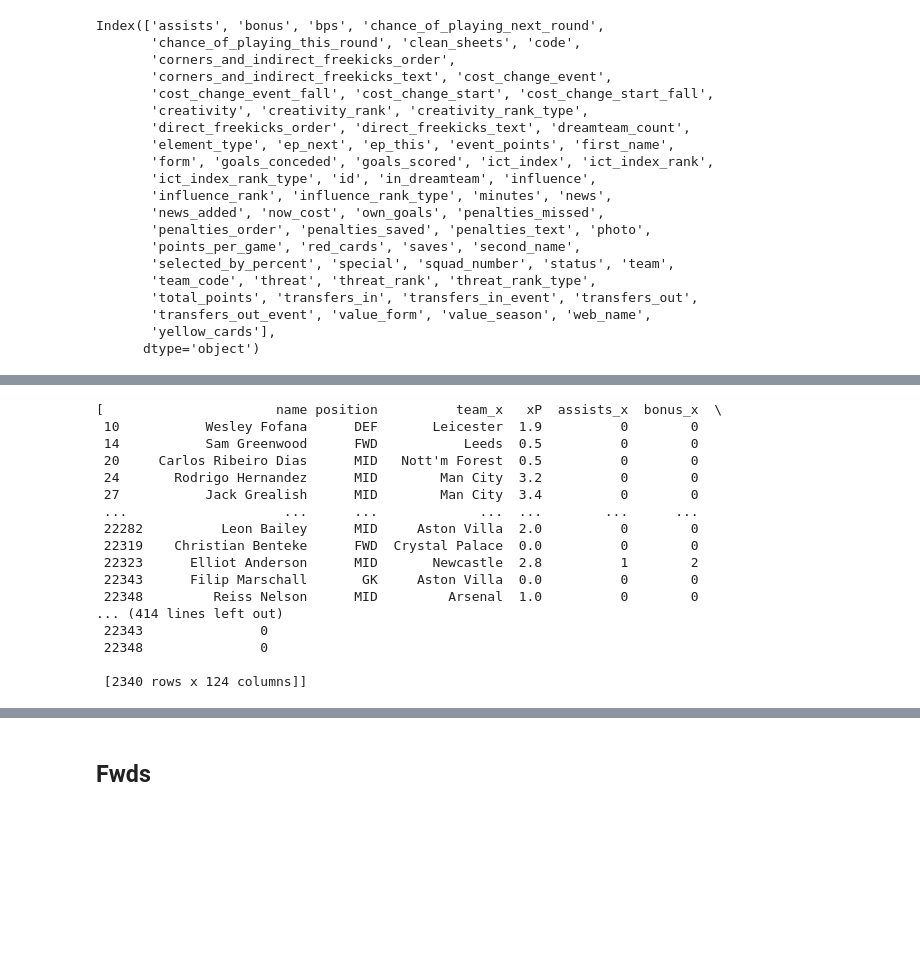
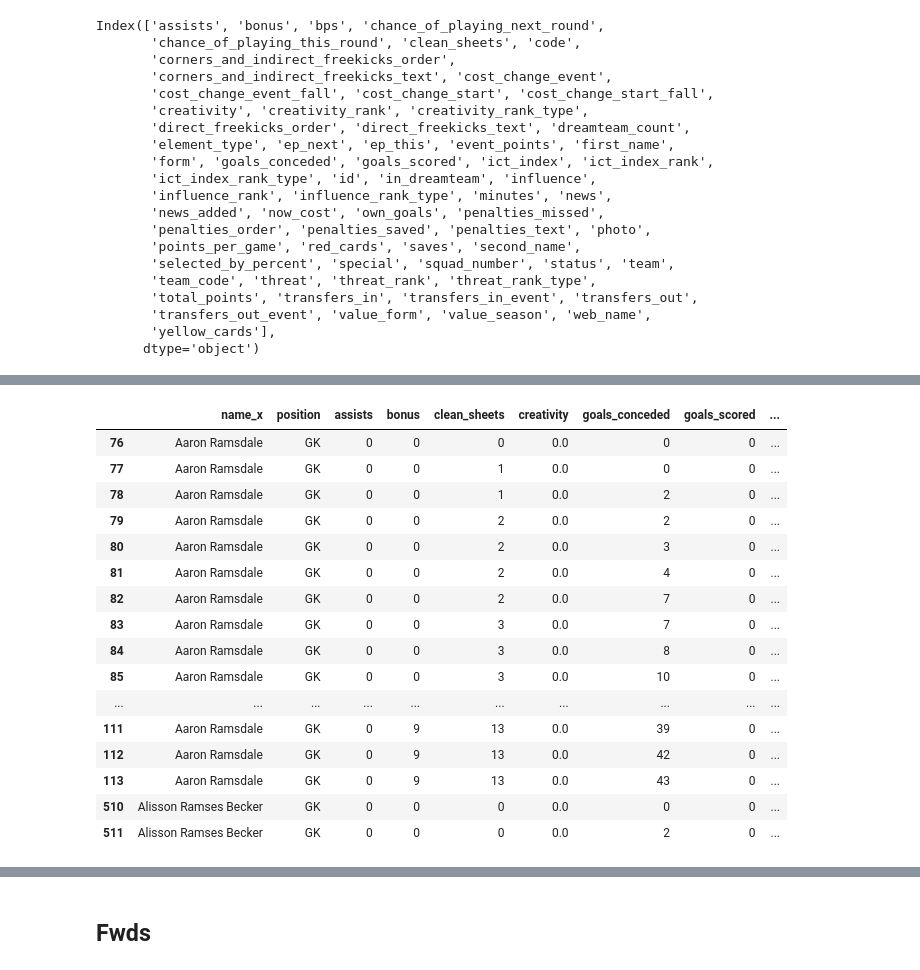
Before and after one commit to m-mukund/AI-Powered-Fantasy-Premier-League-Optimization-Platform, a Jupyter notebook: FPL_predictor.ipynb, the cells around one changed output, grey strips where cells are left out. Drawn from its saved outputs; the diff is of its cells as text; code cells hidden in the pictures; blank space fills up the shorter version.

```diff
--- a/FPL_predictor.ipynb
+++ b/FPL_predictor.ipynb
@@ -159,23 +199,23 @@ Index(['code', 'event', 'finished', 'finished_provisional', 'id',
 # %%
-gks_test
+gks_test.head(40)
 # %% [output]
-[                      name position          team_x   xP  assists_x  bonus_x  \
- 10           Wesley Fofana      DEF       Leicester  1.9          0        0
- 14           Sam Greenwood      FWD           Leeds  0.5          0        0
- 20     Carlos Ribeiro Dias      MID   Nott'm Forest  0.5          0        0
- 24       Rodrigo Hernandez      MID        Man City  3.2          0        0
- 27           Jack Grealish      MID        Man City  3.4          0        0
- ...                    ...      ...             ...  ...        ...      ...
- 22282          Leon Bailey      MID     Aston Villa  2.0          0        0
- 22319    Christian Benteke      FWD  Crystal Palace  0.0          0        0
- 22323      Elliot Anderson      MID       Newcastle  2.8          1        2
- 22343      Filip Marschall       GK     Aston Villa  0.0          0        0
- 22348         Reiss Nelson      MID         Arsenal  1.0          0        0
-... (414 lines left out)
- 22343               0
- 22348               0
-
- [2340 rows x 124 columns]]
+|  | name_x | position | assists | bonus | clean_sheets | creativity | goals_conceded | goals_scored | ... |
+| 76 | Aaron Ramsdale | GK | 0 | 0 | 0 | 0.0 | 0 | 0 | ... |
+| 77 | Aaron Ramsdale | GK | 0 | 0 | 1 | 0.0 | 0 | 0 | ... |
+| 78 | Aaron Ramsdale | GK | 0 | 0 | 1 | 0.0 | 2 | 0 | ... |
+| 79 | Aaron Ramsdale | GK | 0 | 0 | 2 | 0.0 | 2 | 0 | ... |
+| 80 | Aaron Ramsdale | GK | 0 | 0 | 2 | 0.0 | 3 | 0 | ... |
+| 81 | Aaron Ramsdale | GK | 0 | 0 | 2 | 0.0 | 4 | 0 | ... |
+| 82 | Aaron Ramsdale | GK | 0 | 0 | 2 | 0.0 | 7 | 0 | ... |
+| 83 | Aaron Ramsdale | GK | 0 | 0 | 3 | 0.0 | 7 | 0 | ... |
+| 84 | Aaron Ramsdale | GK | 0 | 0 | 3 | 0.0 | 8 | 0 | ... |
+| 85 | Aaron Ramsdale | GK | 0 | 0 | 3 | 0.0 | 10 | 0 | ... |
+| ... | ... | ... | ... | ... | ... | ... | ... | ... | ... |
+| 111 | Aaron Ramsdale | GK | 0 | 9 | 13 | 0.0 | 39 | 0 | ... |
+| 112 | Aaron Ramsdale | GK | 0 | 9 | 13 | 0.0 | 42 | 0 | ... |
+| 113 | Aaron Ramsdale | GK | 0 | 9 | 13 | 0.0 | 43 | 0 | ... |
+| 510 | Alisson Ramses Becker | GK | 0 | 0 | 0 | 0.0 | 0 | 0 | ... |
+| 511 | Alisson Ramses Becker | GK | 0 | 0 | 0 | 0.0 | 2 | 0 | ... |
 # %%
 gks_df=pd.concat(gks, ignore_index=True)
 defs_df=pd.concat(defs, ignore_index=True)
```
Also changed, not shown: parts of 17 cells of this notebook.
